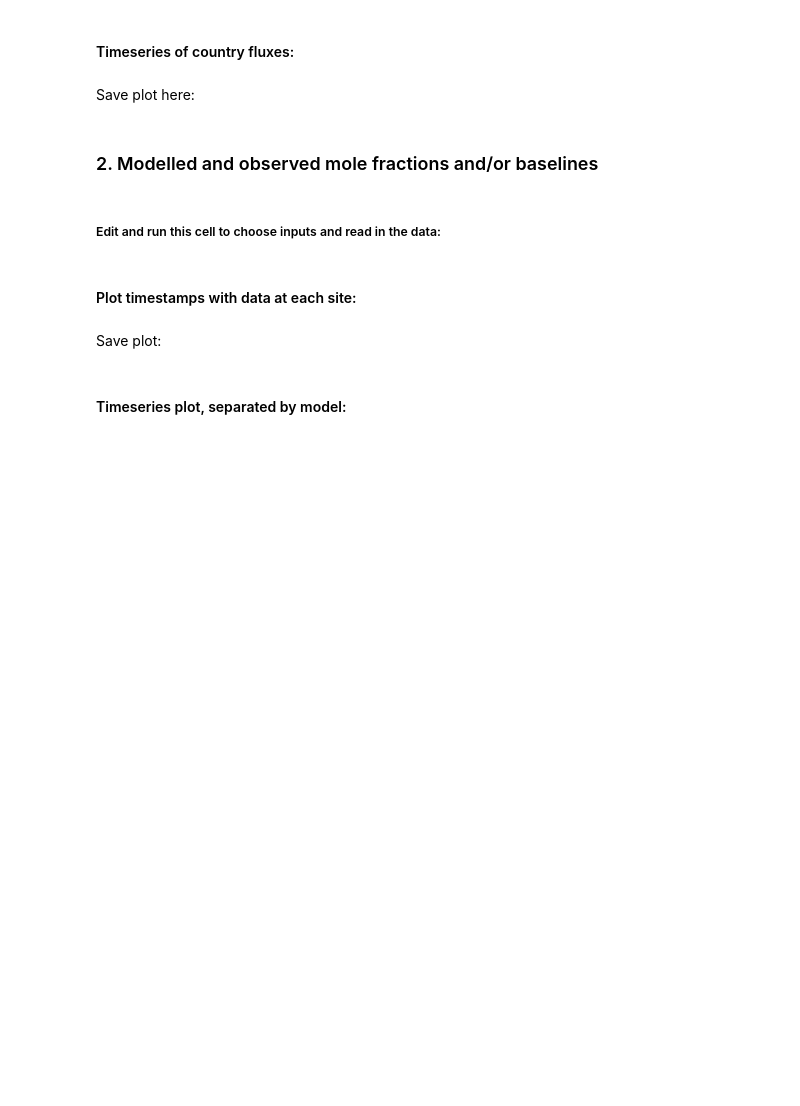
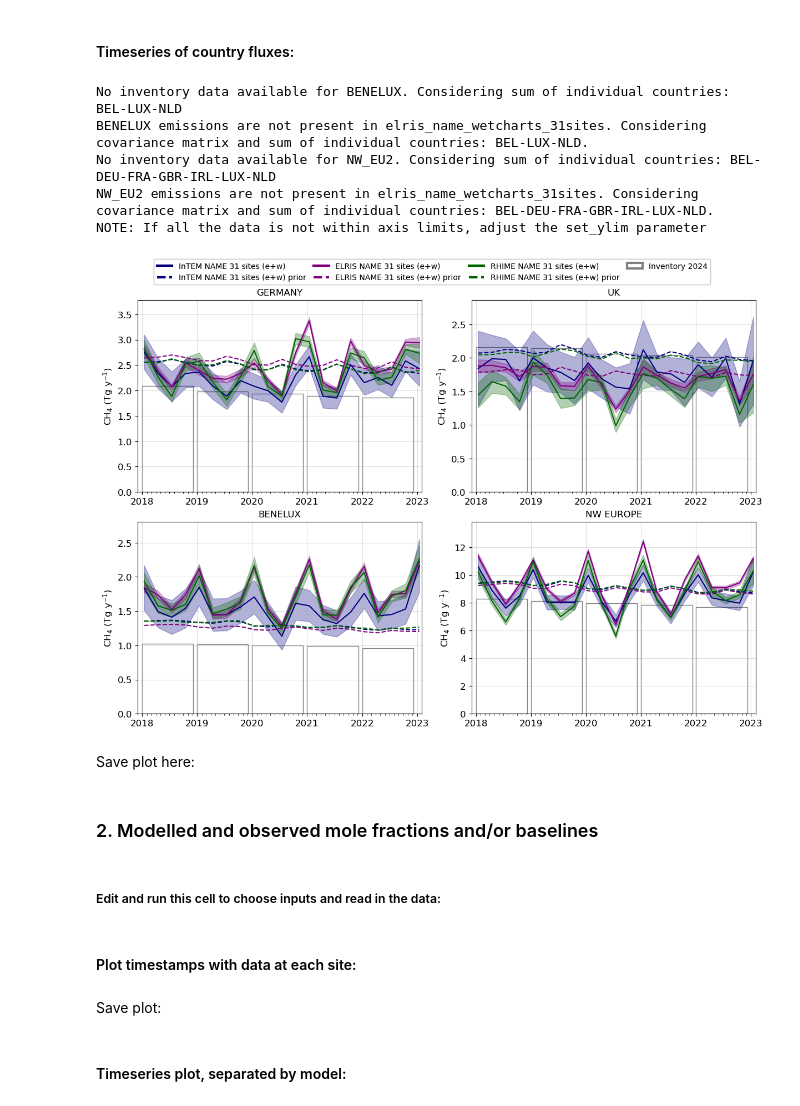
Before and after one commit to openghg/fluxie, a Jupyter notebook: PARIS_inversion_results.ipynb, the cells around one changed output. Drawn from its saved outputs; the diff is of its cells as text; code cells hidden in the pictures; blank space fills up the shorter version.

Commit message:
started creating notebook for NISC-style plots

```diff
--- a/PARIS_inversion_results.ipynb
+++ b/PARIS_inversion_results.ipynb
@@ -26,7 +26,7 @@ Future updates may include:
 import PARIS_inversion_results as func
 
 ### Path to results directory
-data_dir = '/project/paris/inverse_modelling/'
+data_dir = '/project/InTEM_GHG/inversion/PARIS_results_sharing/'
 
 ### Set ppt_mode to True for bigger fonts
 ppt_mode = False
@@ -52,12 +54,12 @@ s_data,m_data,m_colors,annotate_coords = func.initialize_settings(ppt_mode)
 # %%
 ###################################
 ### edit variables in this block
-species = 'hfc134a' #options for individual species, or 'all_hfc' or 'all_pfc'
-models = experiments['std_run'] #if using 'all_hfc' or 'all_pfc' use basic model names (e.g. ['intem','elris','rhime']) and standard filenames will be used for each species
+species = 'ch4' #options for individual species, or 'all_hfc' or 'all_pfc'
+models = experiments['wetcharts'] #if using 'all_hfc' or 'all_pfc' use basic model names (e.g. ['intem','elris','rhime']) and standard filenames will be used for each species
 regions = ['GERMANY','UK','BENELUX','NW_EU2']
 period_override = None #use to override standard inversion periods, must be a list the same length as models, e.g. ['monthly','yearly']
 start_date = '2018-01-01' #inclusive. Option to set as list of dates, e.g. ['2018-01-01','2019-01-01'] which is required for total fgases if one model is missing obs for a year
-end_date = '2024-01-01' #not inclusive. Option to set as list of dates, e.g. ['2023-01-01','2022-01-01'] which is required for total fgases if one model is missing obs for a year
+end_date = '2023-01-01' #not inclusive. Option to set as list of dates, e.g. ['2023-01-01','2022-01-01'] which is required for total fgases if one model is missing obs for a year
 
 ###################################
 
@@ -80,29 +100,36 @@ model_colors = func.set_model_colors_2(models,m_colors)
 # %%
 ###################################
 ### edit variables in this block
 plot_inventory = True
 inventory_years = None #If None, plots most recent. Or can choose list of years: ['2022','2023']
 fix_y_axes = False #if True: all y axis limits are the same, if False: each y axis is relative to the data
                      #if a list of floats (e.g. [0,0.1]) applies these limit to all axes
 add_prior_unc = False #if True: plots prior uncertainty as shaded area
 set_global_leg = True #If True, plots one single legend instead of one legend per subplot.
 country_codes_as_titles = False #If True, lists 3-letter country codes under region names in subplot titles
 plot_separate = True #If True, includes all model results as separate lines
 plot_combined = False #If True, combined results, averaged from all models
-resample = None #If None, no resample is done. Else resample the data to the given period (options 'year' and 'season' for yearly and seasonal averages)
+resample = 'season' #If None, no resample is done. Else resample the data to the given period (options 'year' and 'season' for yearly and seasonal averages)
 update_uncert_in_resample = True #If False, uses mean uncertainty during resampling, if True, recalculates uncertainty assuming no correlation
 plot_resample_and_original = False #If True, plots both the resampled and original data
 period_override = None #use to override standard inversion periods, must be a list the same length as models, e.g. ['monthly','yearly']
 ###################################
 
 fig = func.plot_country_flux(ds_all_flux_scaled,species,regions,
                              s_data,m_data,model_colors,start_date,end_date,ppt_mode,
                              plot_inventory,inventory_years,data_dir,fix_y_axes,
                              add_prior_unc,set_global_leg,country_codes_as_titles=country_codes_as_titles,
                              plot_separate=plot_separate,plot_combined=plot_combined,
                              resample=resample,update_uncert_in_resample=update_uncert_in_resample,
                              plot_resample_and_original=plot_resample_and_original,
                              period_override=period_override)
+# %% [output]
+No inventory data available for BENELUX. Considering sum of individual countries: BEL-LUX-NLD
+BENELUX emissions are not present in elris_name_wetcharts_31sites. Considering covariance matrix and sum of individual countries: BEL-LUX-NLD.
+No inventory data available for NW_EU2. Considering sum of individual countries: BEL-DEU-FRA-GBR-IRL-LUX-NLD
+NW_EU2 emissions are not present in elris_name_wetcharts_31sites. Considering covariance matrix and sum of individual countries: BEL-DEU-FRA-GBR-IRL-LUX-NLD.
+NOTE: If all the data is not within axis limits, adjust the set_ylim parameter
+[figure, added]
 # %% [markdown]
 Save plot here:
 # %%
```
Also changed, not shown: parts of 2 cells of this notebook, 2 other files.
